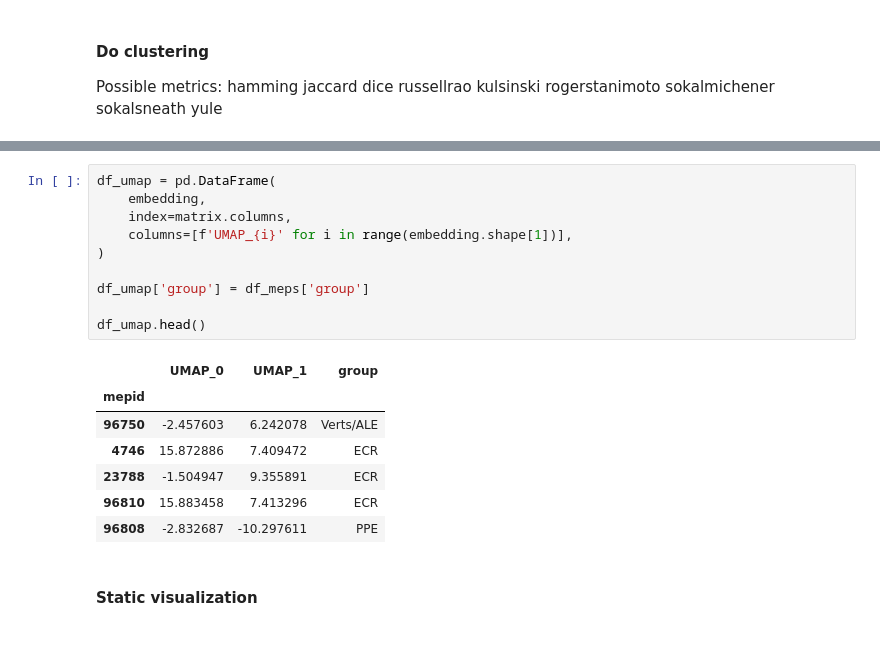
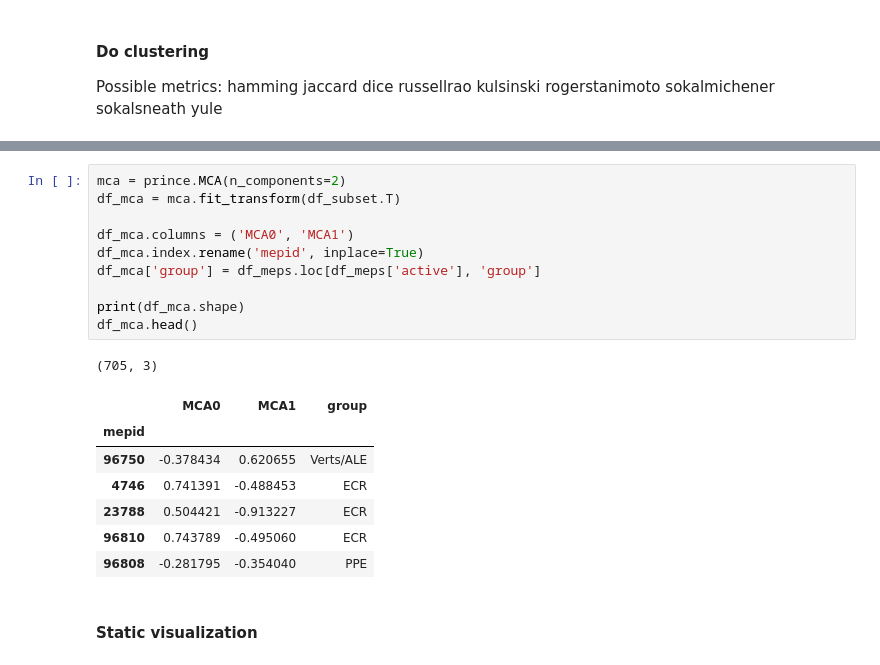
Before and after one commit to kpj/kpj.github.io, a Jupyter notebook: source/mining_visualization/MEP_Statistics.ipynb, the cells around one changed output, grey strips where cells are left out. Saved outputs shown, nothing was run; the diff lists cells and outputs as text.

```diff
--- a/source/mining_visualization/MEP_Statistics.ipynb
+++ b/source/mining_visualization/MEP_Statistics.ipynb
@@ -319,21 +308,22 @@ embedding.shape
-# %%
-df_umap = pd.DataFrame(
-    embedding,
-    index=matrix.columns,
-    columns=[f'UMAP_{i}' for i in range(embedding.shape[1])],
-)
-
-df_umap['group'] = df_meps['group']
-
-df_umap.head()
-# %% [output]
-|  | UMAP_0 | UMAP_1 | group |
-| mepid |  |  |  |
-| 96750 | -2.457603 | 6.242078 | Verts/ALE |
-| 4746 | 15.872886 | 7.409472 | ECR |
-| 23788 | -1.504947 | 9.355891 | ECR |
-| 96810 | 15.883458 | 7.413296 | ECR |
-| 96808 | -2.832687 | -10.297611 | PPE |
+# %%
+mca = prince.MCA(n_components=2)
+df_mca = mca.fit_transform(df_subset.T)
+
+df_mca.columns = ('MCA0', 'MCA1')
+df_mca.index.rename('mepid', inplace=True)
+df_mca['group'] = df_meps.loc[df_meps['active'], 'group']
+
+print(df_mca.shape)
+df_mca.head()
+# %% [output]
+(705, 3)
+|  | MCA0 | MCA1 | group |
+| mepid |  |  |  |
+| 96750 | -0.378434 | 0.620655 | Verts/ALE |
+| 4746 | 0.741391 | -0.488453 | ECR |
+| 23788 | 0.504421 | -0.913227 | ECR |
+| 96810 | 0.743789 | -0.495060 | ECR |
+| 96808 | -0.281795 | -0.354040 | PPE |
 # %% [markdown]
 #### Static visualization
 # %%
```
Also changed, not shown: parts of 14 cells of this notebook.
